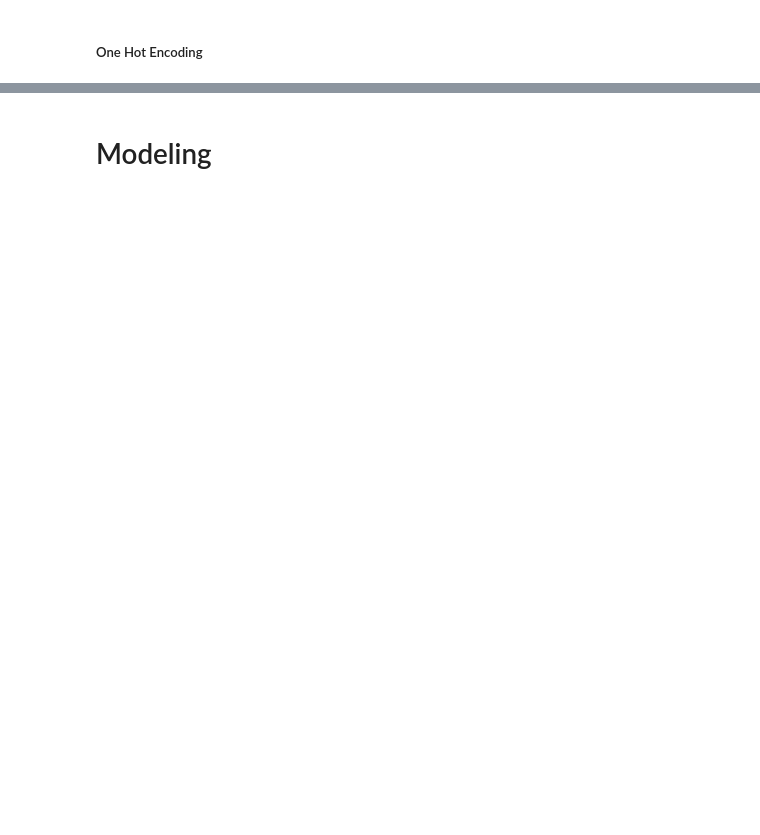
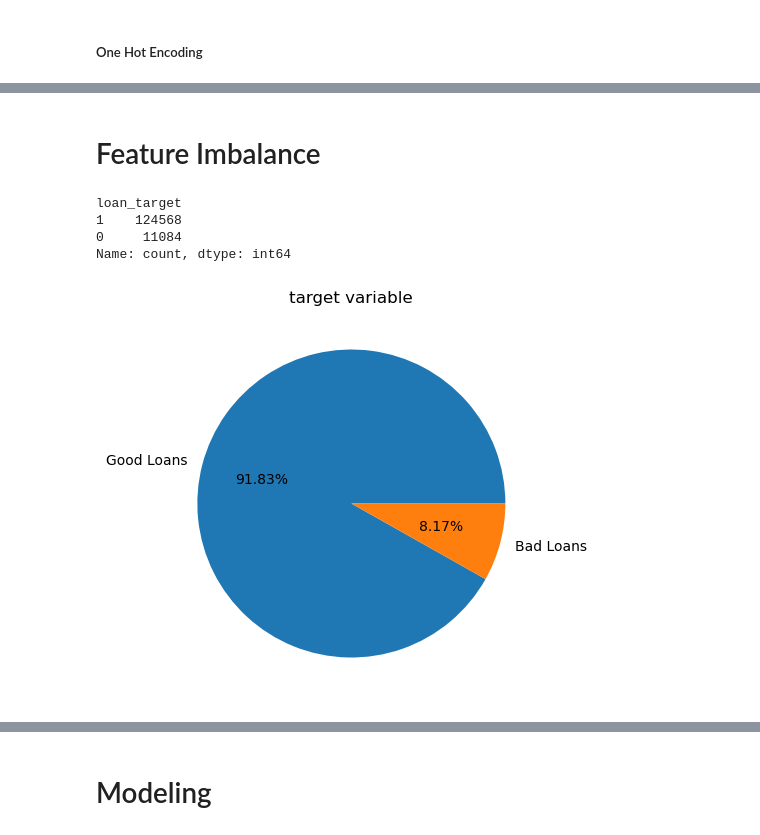
Before and after one commit to HafiizhTH/credit-risk-prediction, a Jupyter notebook: Model.ipynb, the cells around one changed output, grey strips where cells are left out. Saved outputs shown, nothing was run; the diff lists cells and outputs as text; code cells hidden in the pictures; blank space fills up the shorter version.

```diff
--- a/IDX.ipynb
+++ b/Model.ipynb
@@ -546,0 +570,17 @@ Name: count, Length: 4413, dtype: int64
+# %%
+# Mapping for 'emp_length ' columns
+mapping_emp_length = {
+    '10+ years': 10,
+    '2 years': 2,
+    '3 years': 3,
+    '< 1 year': 0,
+    '5 years': 5,
+    '1 year': 1,
+    '4 years': 4,
+    '7 years': 7,
+    '6 years': 6,
+    '8 years': 8,
+    '9 years': 9
+}
+df_encoding['emp_length'] = df_encoding['emp_length'].map(mapping_emp_length)
+df_encoding['emp_length'].value_counts()
@@ -546,0 +601,9 @@ Name: count, Length: 4413, dtype: int64
+# %%
+# Mapping for 'term' columns
+mapping_term = {
+    ' 36 months': 36,
+    ' 60 months': 60
+}
+
+df_encoding['term'] = df_encoding['term'].map(mapping_term)
+df_encoding['term'].value_counts()
@@ -550,0 +617,8 @@ cat =
+# %%
+# Encoding 'grade', 'home_ownership', 'verification_status', 'purpose' using OHE
+OHE = ['grade', 'home_ownership', 'verification_status', 'purpose']
+for col in OHE:
+    onehots = pd.get_dummies(df_encoding[col], prefix=col)
+    df_encoding = df_encoding.join(onehots)
+
+df_encoding.head()
@@ -550,0 +633,2 @@ cat =
+# %%
+df_encoding = df_encoding.drop(['loan_status', 'grade', 'home_ownership', 'verification_status', 'purpose'], axis=1)
@@ -550,0 +655,2 @@ cat =
+# %% [markdown]
+# Feature Imbalance
@@ -550,0 +660,17 @@ cat =
+# %%
+y.value_counts()
+# %% [output]
+loan_target
+1    124568
+0     11084
+Name: count, dtype: int64
+# %%
+data = df_encoding['loan_target'].value_counts()
+label = ['Good Loans', 'Bad Loans']
+
+plt.figure(figsize=(5,5))
+plt.pie(data, labels=label, autopct='%.2f%%')
+plt.title('target variable')
+plt.show()
+# %% [output]
+[figure, added]
```
Also changed, not shown: parts of 59 cells of this notebook.
